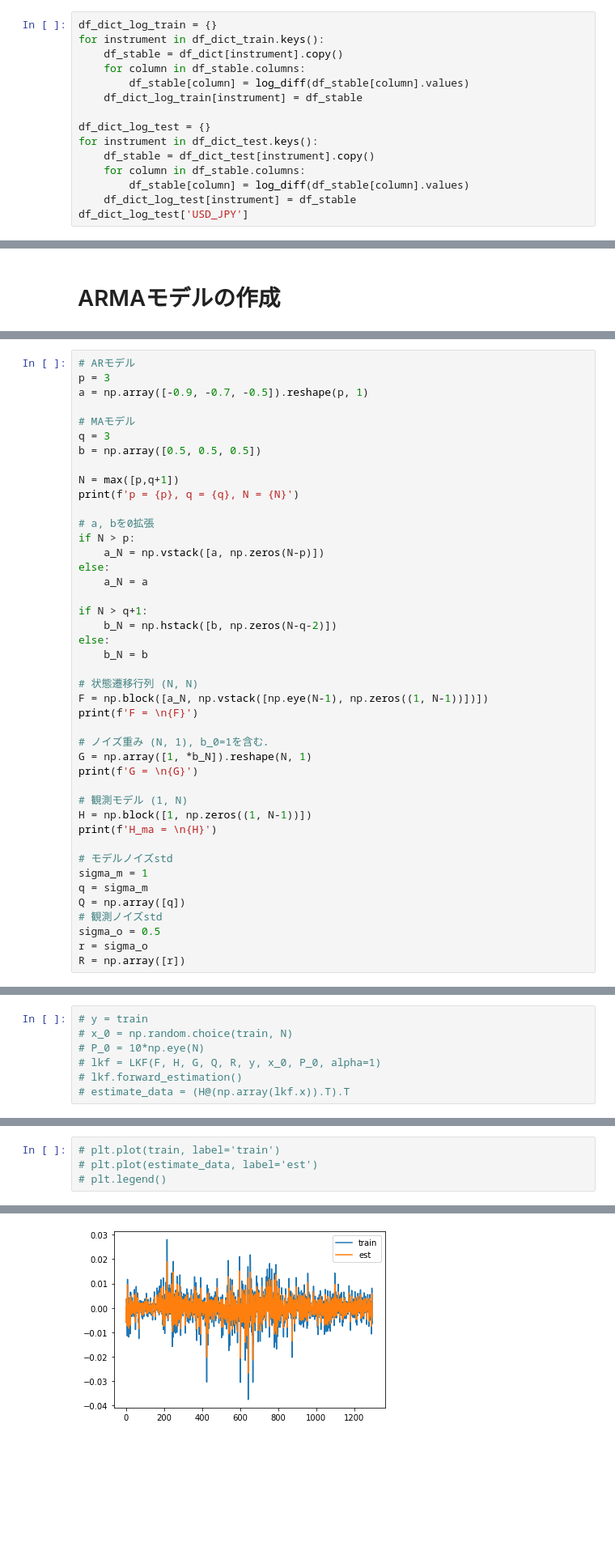
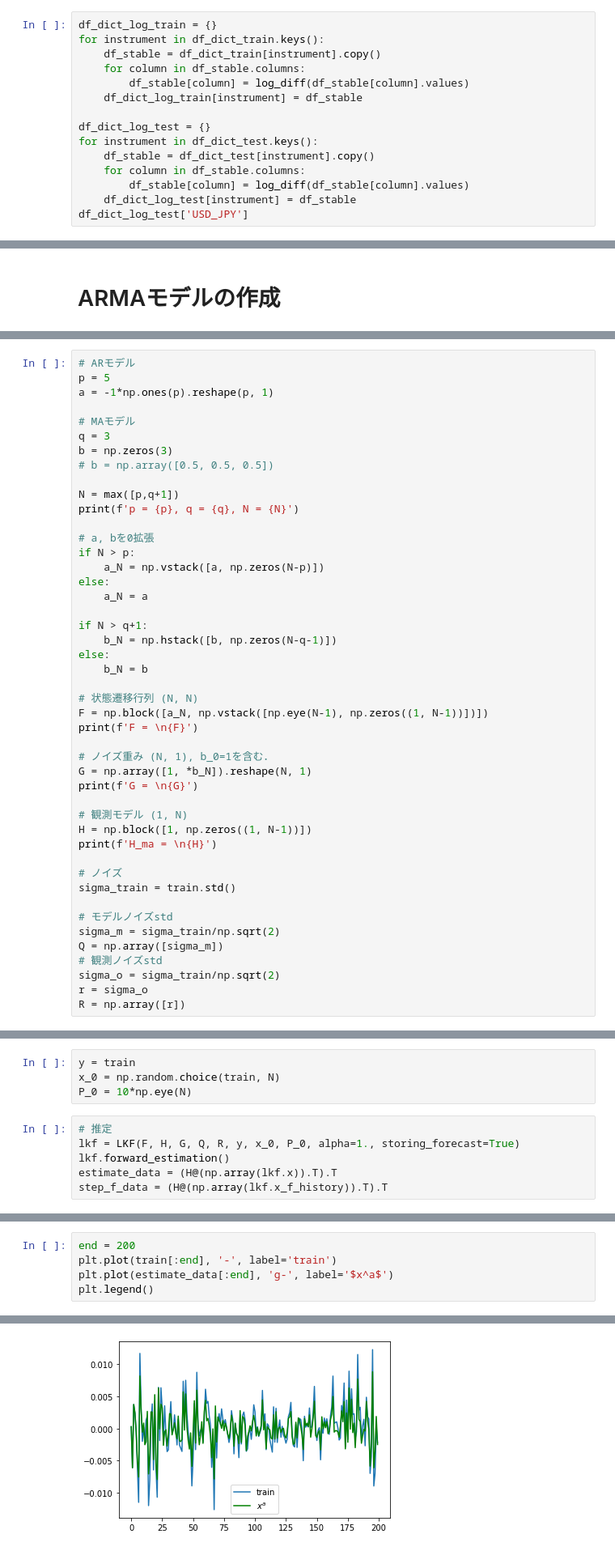
Before and after one commit to KotaTakeda/fx_time_series_analysis, a Jupyter notebook: arma_to_fx.ipynb, the cells around one changed output, grey strips where cells are left out. Shown at 81% size. Saved outputs shown, nothing was run; the diff lists cells and outputs as text; blank space fills up the shorter version.

```diff
--- a/arma_to_fx.ipynb
+++ b/arma_to_fx.ipynb
@@ -37,7 +37,7 @@ df_dict_train['EUR_JPY']
 # %%
 df_dict_log_train = {}
 for instrument in df_dict_train.keys():
-    df_stable = df_dict[instrument].copy()
+    df_stable = df_dict_train[instrument].copy()
     for column in df_stable.columns:
         df_stable[column] = log_diff(df_stable[column].values)
     df_dict_log_train[instrument] = df_stable
@@ -95,12 +100,13 @@ def generate_obs_data(H, r, series, noise=True):
     return obs
 # %%
 # ARモデル
-p = 3
-a = np.array([-0.9, -0.7, -0.5]).reshape(p, 1)
+p = 5
+a = -1*np.ones(p).reshape(p, 1)
 
 # MAモデル
 q = 3
-b = np.array([0.5, 0.5, 0.5])
+b = np.zeros(3)
+# b = np.array([0.5, 0.5, 0.5])
 
 N = max([p,q+1])
 print(f'p = {p}, q = {q}, N = {N}')
@@ -112,7 +118,7 @@ else:
     a_N = a
 
 if N > q+1:
-    b_N = np.hstack([b, np.zeros(N-q-2)])
+    b_N = np.hstack([b, np.zeros(N-q-1)])
 else:
     b_N = b
 
@@ -128,12 +134,14 @@ print(f'G = \n{G}')
 H = np.block([1, np.zeros((1, N-1))])
 print(f'H_ma = \n{H}')
 
+# ノイズ
+sigma_train = train.std()
+
 # モデルノイズstd
-sigma_m = 1
-q = sigma_m
-Q = np.array([q])
+sigma_m = sigma_train/np.sqrt(2)
+Q = np.array([sigma_m])
 # 観測ノイズstd
-sigma_o = 0.5
+sigma_o = sigma_train/np.sqrt(2)
 r = sigma_o
 R = np.array([r])
 # %% [output]
@@ -155,7 +165,10 @@ H_ma =
+# %%
+y = train
+x_0 = np.random.choice(train, N)
+P_0 = 10*np.eye(N)
 # %%
-# y = train
-# x_0 = np.random.choice(train, N)
-# P_0 = 10*np.eye(N)
-# lkf = LKF(F, H, G, Q, R, y, x_0, P_0, alpha=1)
-# lkf.forward_estimation()
-# estimate_data = (H@(np.array(lkf.x)).T).T
+# 推定
+lkf = LKF(F, H, G, Q, R, y, x_0, P_0, alpha=1., storing_forecast=True)
+lkf.forward_estimation()
+estimate_data = (H@(np.array(lkf.x)).T).T
+step_f_data = (H@(np.array(lkf.x_f_history)).T).T
@@ -162,7 +177,8 @@ H_ma =
 # %%
-# plt.plot(train, label='train')
-# plt.plot(estimate_data, label='est')
-# plt.legend()
+end = 200
+plt.plot(train[:end], '-', label='train')
+plt.plot(estimate_data[:end], 'g-', label='$x^a$')
+plt.legend()
 # %% [output]
 <matplotlib.legend.Legend at 0x...>
-[figure, old version]
+[figure, new version]
```
Also changed, not shown: parts of 15 cells of this notebook, 1 other file.
